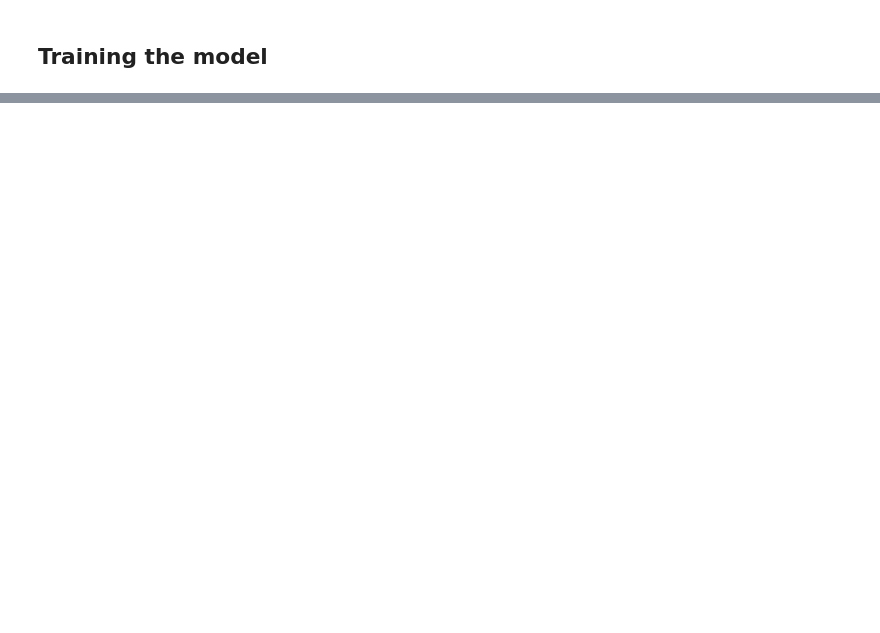
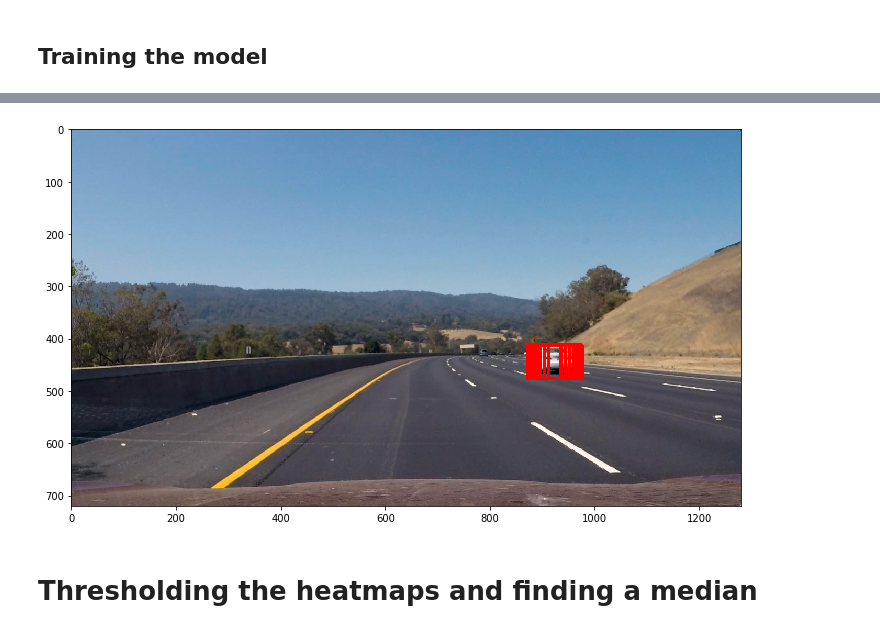
Before and after one commit to gusgad/vehicle-detection, a Jupyter notebook: vehicle_detection.ipynb, the cells around one changed output, grey strips where cells are left out. Saved outputs shown, nothing was run; the diff lists cells and outputs as text; code cells hidden in the pictures; blank space fills up the shorter version.

```diff
--- a/vehicle_detection.ipynb
+++ b/vehicle_detection.ipynb
@@ -211,0 +262,43 @@ model.save_weights('model.h5')
+# %%
+def draw_boxes(img, bboxes, color=(0, 0, 255), thick=6):
+    draw_img = np.copy(img)
+
+    for bbox in bboxes:
+        # draw a rectangle given bbox coordinates
+        cv2.rectangle(draw_img, bbox[0], bbox[1], color, thick)
+
+    return draw_img
+
+def search_cars(img):
+    # crop the image to 300-660px in the vertical direction for road view purposes
+    cropped = img[300:660, 0:1280]
+
+    heat = heatmodel.predict(cropped.reshape(1,cropped.shape[0],cropped.shape[1],cropped.shape[2]))
+    # find us rectangles that are interesting
+    xx, yy = np.meshgrid(np.arange(heat.shape[2]),np.arange(heat.shape[1]))
+    x = (xx[heat[0,:,:,0]>=1])
+    y = (yy[heat[0,:,:,0]>=1])
+    hot_windows = []
+    # save those rects in a list
+    for i,j in zip(x,y):
+        hot_windows.append(((i*8, 300 + j*8), (i*8+64, 300 + j*8 + 64)))
+    return hot_windows
+
+# no flatten layer here
+heatmodel = create_model((360, 1280, 3))
+heatmodel.load_weights('model.h5')
+
+# search for windows
+hot_windows = search_cars(img)
+
+# draw the found boxes on the test image
+windowed_img = draw_boxes(img, hot_windows, (255, 0, 0), 6)
+
+# show the image with the windows on top
+fig = plt.figure(figsize=(12,20))
+plt.imshow(windowed_img)
+plt.show()
+# %% [output]
+[figure, added]
+# %% [markdown]
+# Thresholding the heatmaps and finding a median
```
Also changed, not shown: parts of 10 cells of this notebook, 3 other files.
